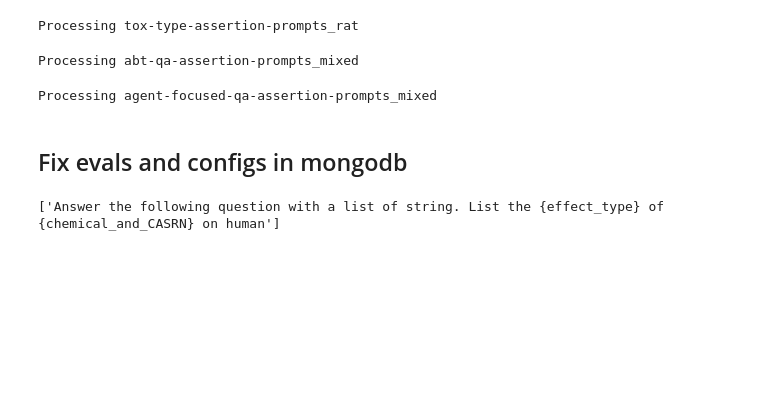
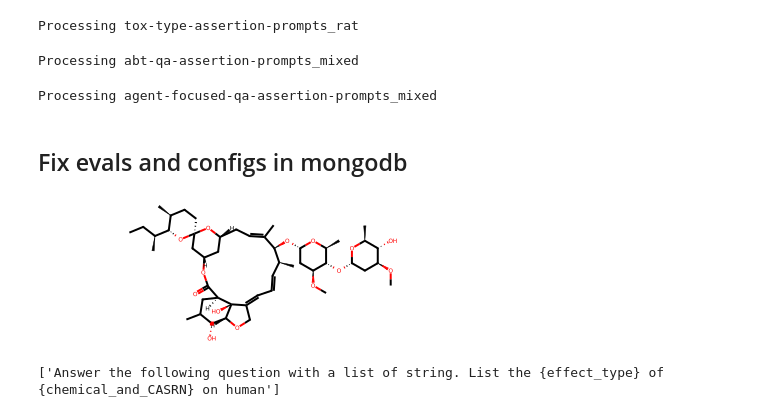
Before and after one commit to NIEHS/ToxPipe-Model-Comparison, a Jupyter notebook: eval-app/src/evaluator/notebooks/create_bulk_tests.ipynb, the cells around one changed output. Saved outputs shown, nothing was run; the diff lists cells and outputs as text; code cells hidden in the pictures; blank space fills up the shorter version.

```diff
--- a/eval-app/src/evaluator/notebooks/create_bulk_tests.ipynb
+++ b/eval-app/src/evaluator/notebooks/create_bulk_tests.ipynb
@@ -321,0 +307,11 @@ for framework_type in tqdm.tqdm(['base-model', 'rag', 'agentic']):
+# %%
+from rdkit import Chem
+
+# Replace 'YOUR_SMILES_STRING' with an actual SMILES string
+smile = 'CC[C@H](C)[C@@H]1[C@H](CC[C@@]2(O1)C[C@@H]3C[C@H](O2)C/C=C(/[C@H]([C@H](/C=C/C=C/4\\CO[C@H]5[C@@]4([C@@H](CC([C@H]5O)C)C(=O)O3)O)C)O[C@H]6C[C@@H]([C@H]([C@@H](O6)C)O[C@H]7C[C@@H]([C@H]([C@@H](O7)C)O)OC)OC)\\C)C'
+
+# Convert SMILES to molecule object with sanitize=False
+molecule = Chem.MolFromSmiles(smile, sanitize=True)
+molecule
+# %% [output]
+[figure, added]
```
Also changed, not shown: parts of 3 cells of this notebook, 9 other files.
